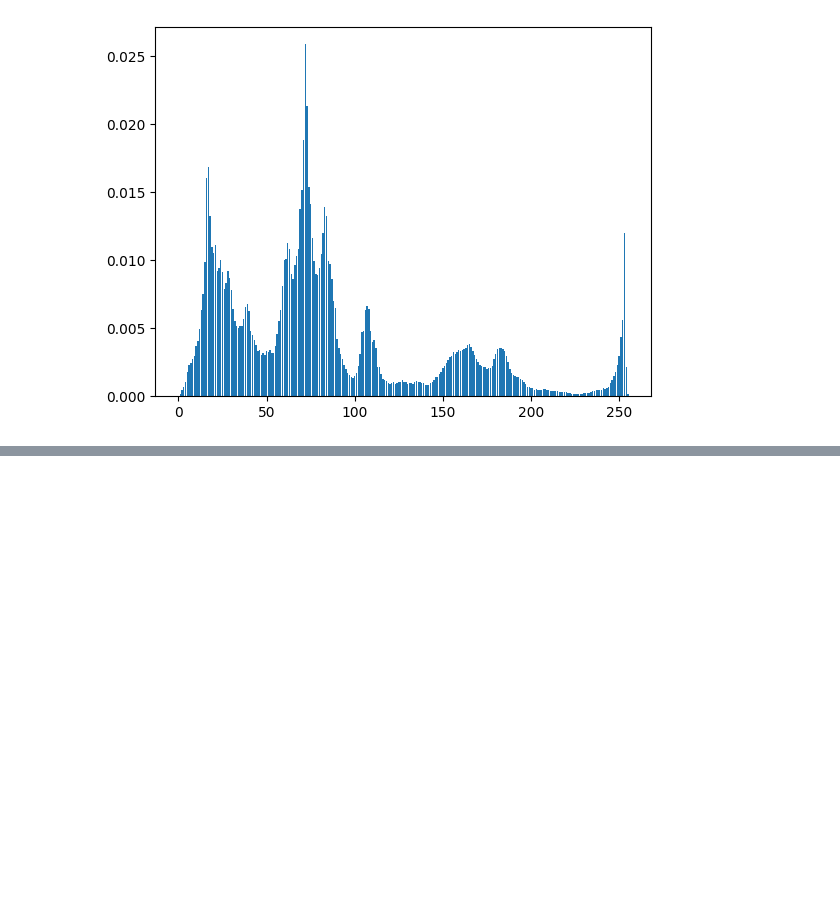
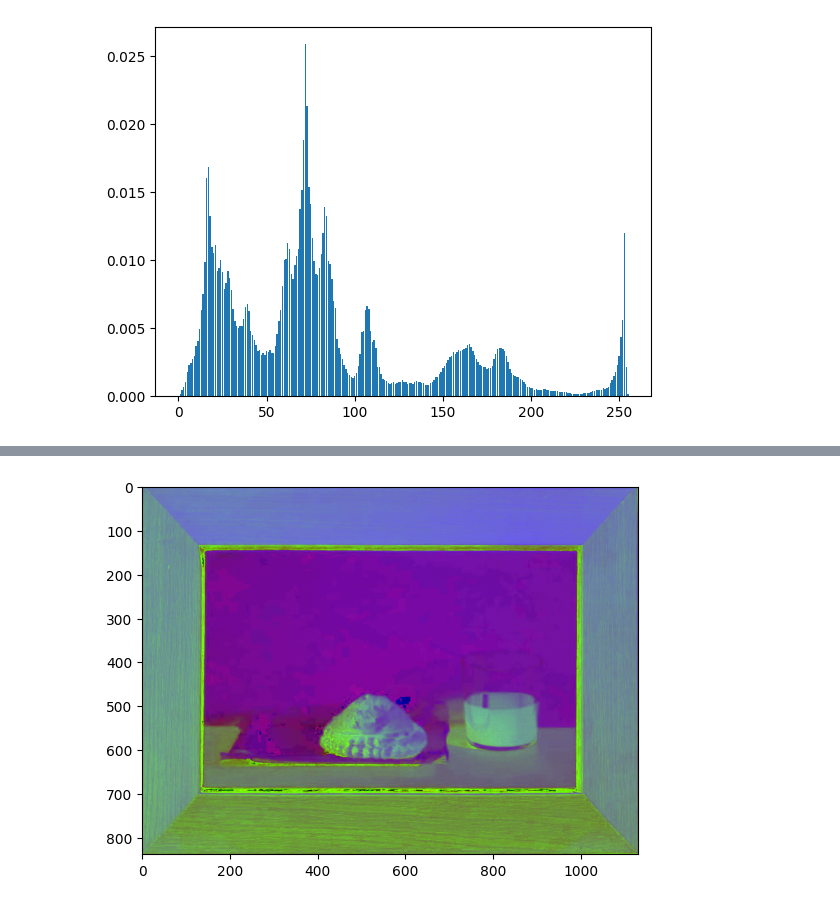
Before and after one commit to MCV-2025-C1-Project/Team5, a Jupyter notebook: notebooks/week1.ipynb, the cells around one changed output, grey strips where cells are left out. Saved outputs shown, nothing was run; the diff lists cells and outputs as text; code cells hidden in the pictures; blank space fills up the shorter version.

```diff
--- a/notebooks/week1.ipynb
+++ b/notebooks/week1.ipynb
@@ -84,0 +108,5 @@ plots.display_histogram(hist3, bin_edges)
+# %%
+image2_filepath = os.path.join(BBDD_DIR, "bbdd_00013.jpg")
+# %%
+img22 = extract.read_image(image2_filepath)
+plots.display_image(img22)
@@ -84,0 +115,5 @@ plots.display_histogram(hist3, bin_edges)
+# %%
+img22_hsv = hsv_hue_weighted_histogram.convert_img_to_hsv(img22)
+plots.display_image(img22_hsv)
+# %% [output]
+[figure, added]
```
Also changed, not shown: parts of 37 cells of this notebook.
